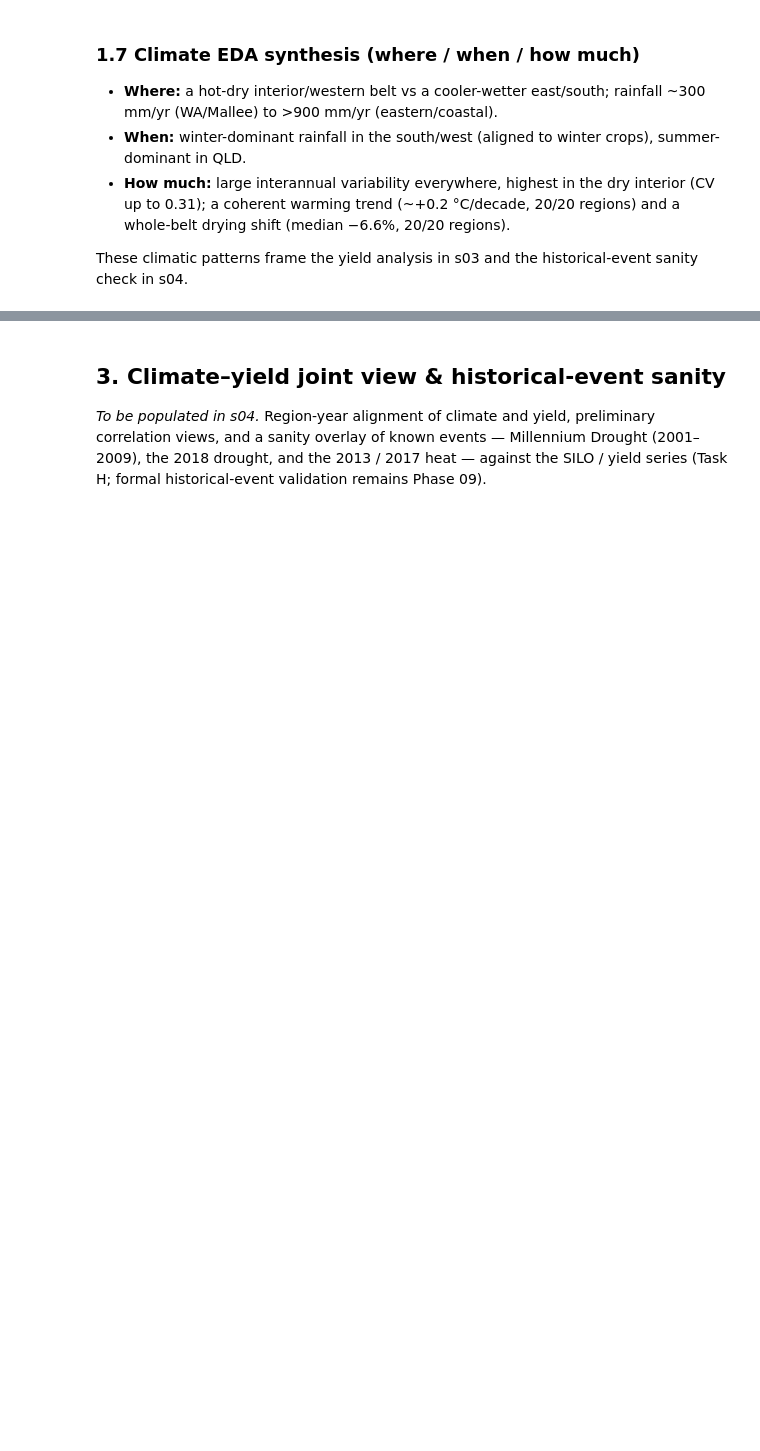
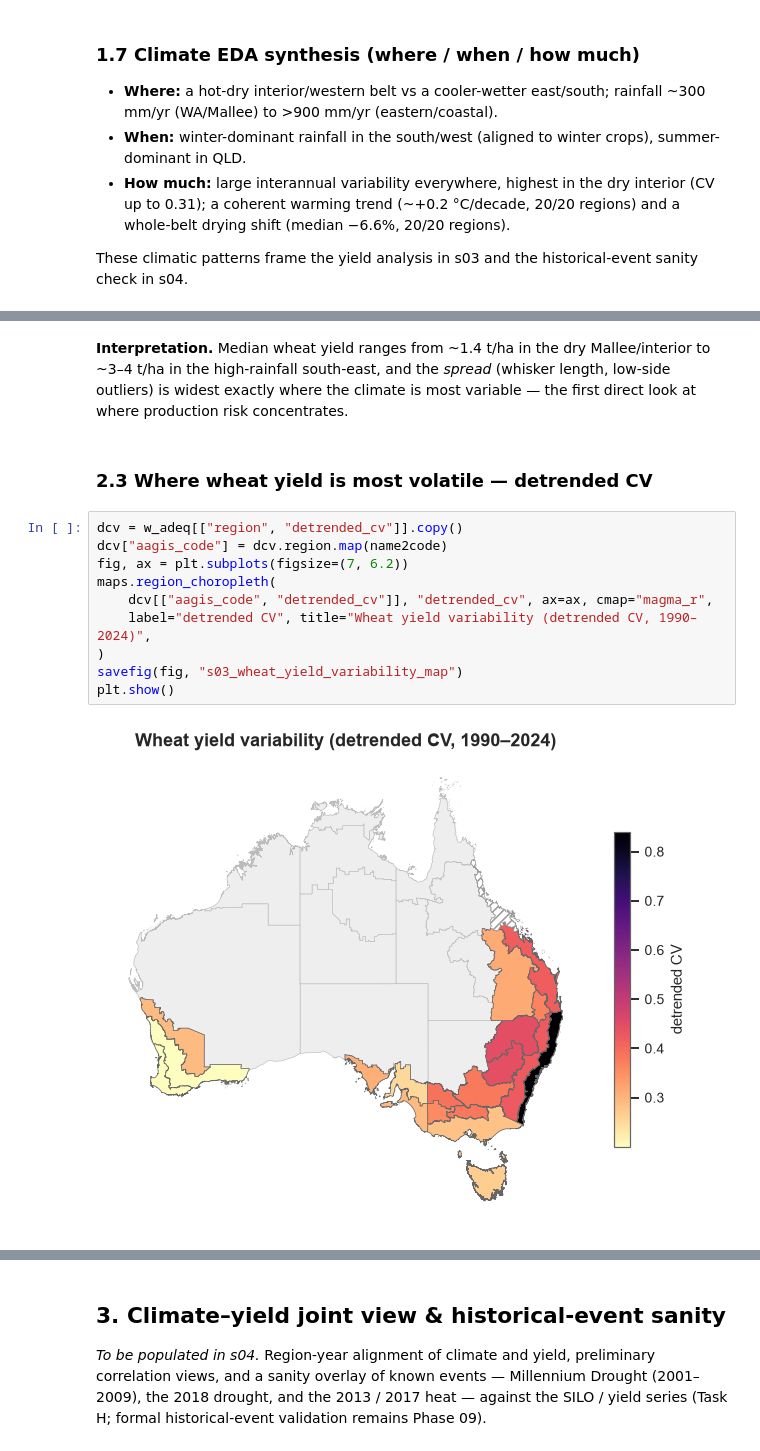
Before and after one commit to kota2003/agriculture-risk-monitoring-system, a Jupyter notebook: notebooks/03_exploratory_analysis.ipynb, the cells around one changed output, grey strips where cells are left out. Drawn from its saved outputs; the diff is of its cells as text; blank space fills up the shorter version.

```diff
--- a/notebooks/03_exploratory_analysis.ipynb
+++ b/notebooks/03_exploratory_analysis.ipynb
@@ -308,0 +371,16 @@ These climatic patterns frame the yield analysis in s03 and the historical-event
+# %% [markdown]
+**Interpretation.** Median wheat yield ranges from ~1.4 t/ha in the dry Mallee/interior to ~3–4 t/ha in the high-rainfall south-east, and the *spread* (whisker length, low-side outliers) is widest exactly where the climate is most variable — the first direct look at where production risk concentrates.
+# %% [markdown]
+### 2.3 Where wheat yield is most volatile — detrended CV
+# %%
+dcv = w_adeq[["region", "detrended_cv"]].copy()
+dcv["aagis_code"] = dcv.region.map(name2code)
+fig, ax = plt.subplots(figsize=(7, 6.2))
+maps.region_choropleth(
+    dcv[["aagis_code", "detrended_cv"]], "detrended_cv", ax=ax, cmap="magma_r",
+    label="detrended CV", title="Wheat yield variability (detrended CV, 1990–2024)",
+)
+savefig(fig, "s03_wheat_yield_variability_map")
+plt.show()
+# %% [output]
+[figure, added]
```
Also changed, not shown: parts of 16 cells of this notebook, 11 other files.
